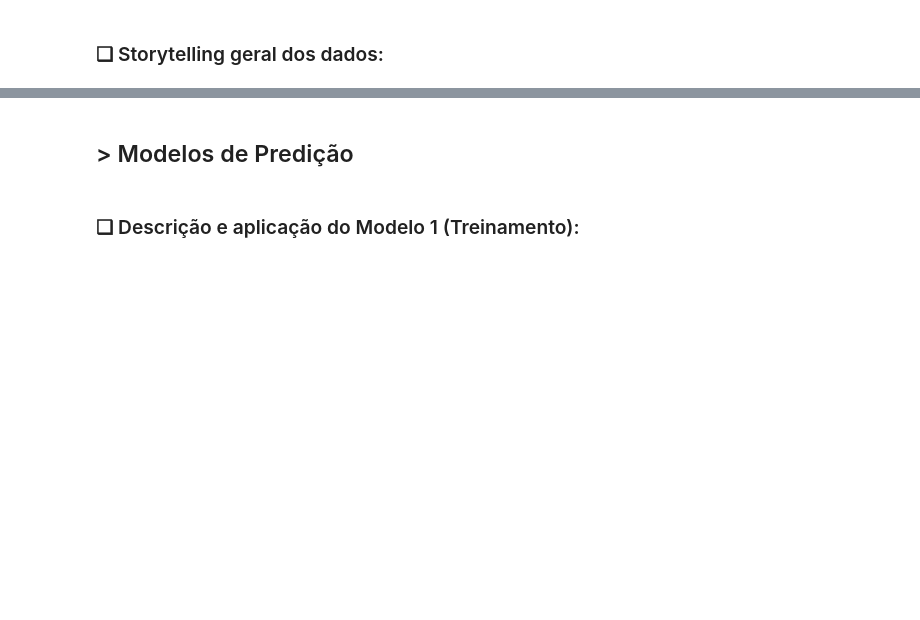
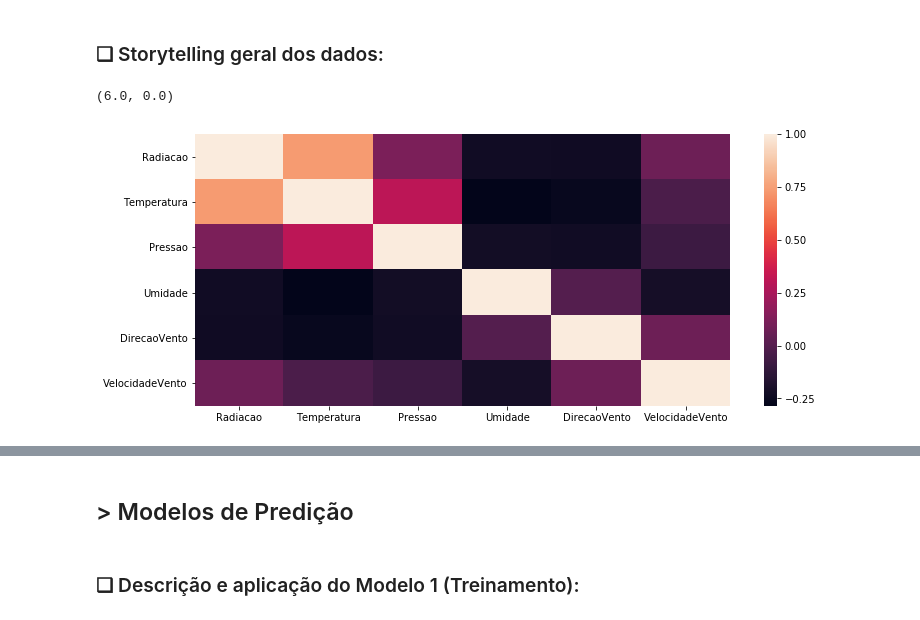
Before and after one commit to GustavoG-bot/projeto2data, a Jupyter notebook: projeto2.ipynb, the cells around one changed output, grey strips where cells are left out. Cells and saved outputs as stored; diff of their text form; code cells hidden in the pictures; blank space fills up the shorter version.

Commit message:
Heatmap

```diff
--- a/projeto2.ipynb
+++ b/projeto2.ipynb
@@ -173,2 +173,17 @@ SyntaxError: invalid syntax (<ipython-input-9-76ccb388af4e>, line 2)
 # %% [markdown]
 ### ❑ Storytelling geral dos dados:
+# %%
+#Fazendo um "pequeno" filtro para uma análise melhor dos dados, ou seja, pegando só variáveis quantitativas importantes:
+heat = dados_novo.loc[:,['Radiacao', 'Temperatura', 'Pressao', 'Umidade', 'DirecaoVento', 'VelocidadeVento']]
+
+#Calcula coeficientes de correlação (matriz):
+corr = heat.corr()
+
+#Plotando mapa de calor e fazendo alguns ajustes
+plt.figure(figsize = (12,5))
+ax = sns.heatmap(corr, xticklabels=corr.columns, yticklabels=corr.columns)
+baixo, topo = ax.get_ylim()
+ax.set_ylim(baixo + 0.5, topo - 0.5)
+# %% [output]
+(6.0, 0.0)
+[figure, added]
```
Also changed, not shown: parts of 6 cells of this notebook.
